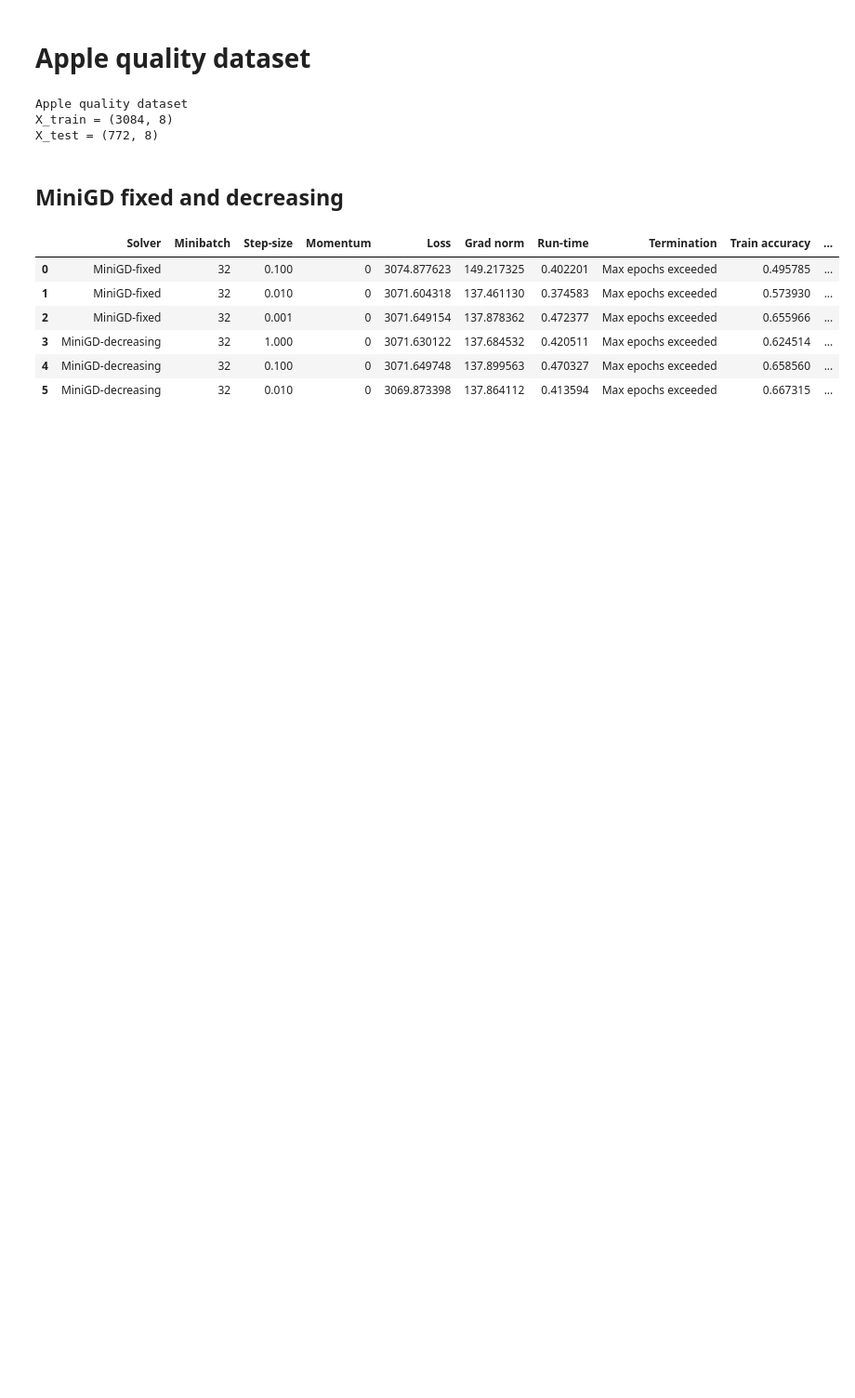
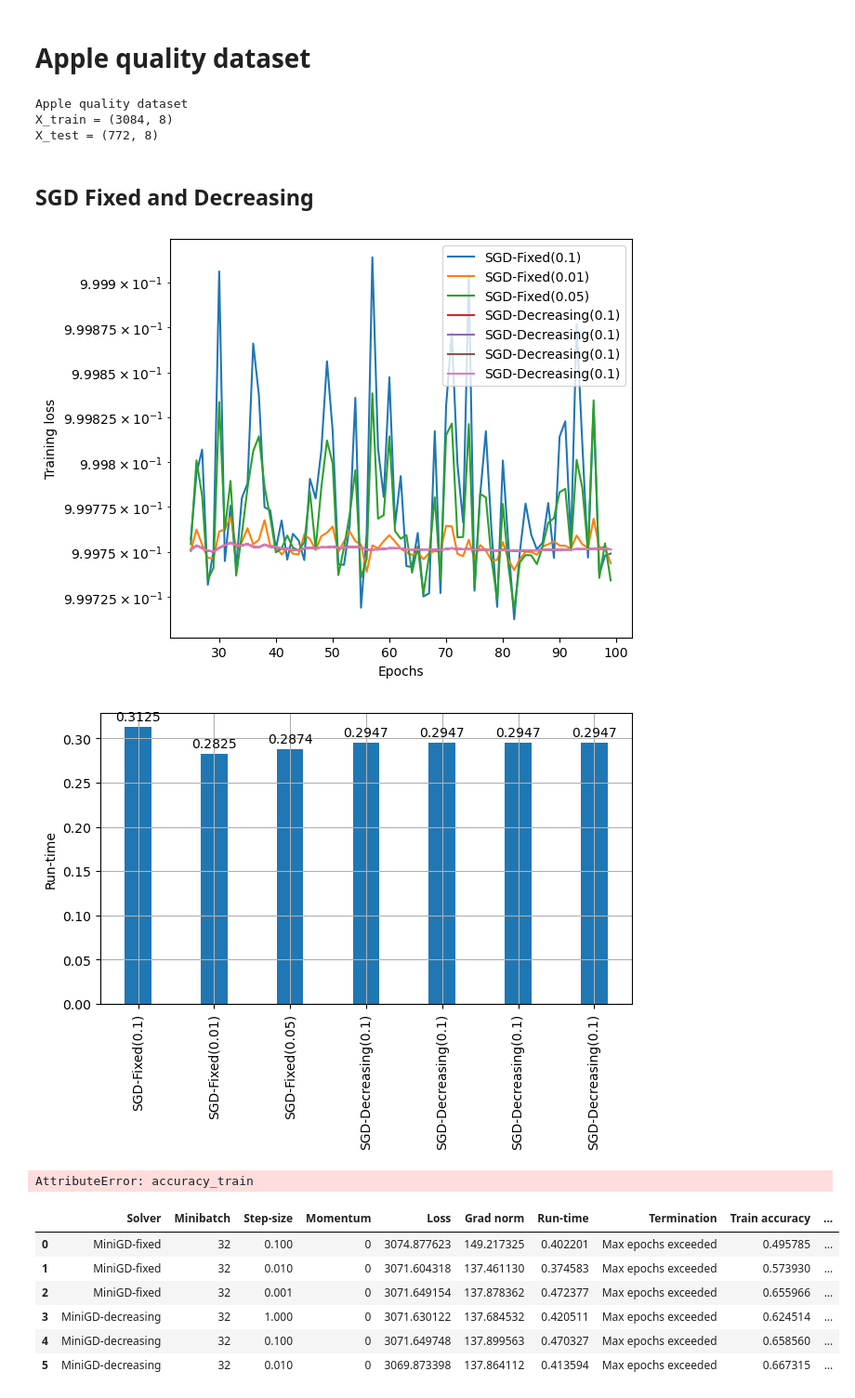
Before and after one commit to david-inf/SGD-and-LS, a Jupyter notebook: py/main.ipynb, the cells around one changed output. Shown at 93% size. Cells and saved outputs as stored; diff of their text form; code cells hidden in the pictures; blank space fills up the shorter version.

Commit message:
Refactored code and trying to automate diagnostic plots

```diff
--- a/py/main.ipynb
+++ b/py/main.ipynb
@@ -25,9 +25,8 @@ Apple quality dataset
 X_train = (3084, 8)
 X_test = (772, 8)
 # %%
-# intercept initial guess already added
-w0 = np.array([-4, 3, -1, 1, 0, 2, 2.5, -1])
+w0 = (2 + 2) * np.random.default_rng(42).random(8) - 2
 # %% [markdown]
-## MiniGD fixed and decreasing
+## SGD Fixed and Decreasing
 # %%
 models1 = []
@@ -35 +33,18 @@ M1 = 32
+# %%
+sgd_fixed_1 = LogisticRegression(solver="SGD-Fixed", C=1, minibatch=16).fit(w0, X_train_apple, y_train_apple, X_test_apple, y_test_apple, step_size=0.1)
+sgd_fixed_2 = LogisticRegression(solver="SGD-Fixed", C=1, minibatch=16).fit(w0, X_train_apple, y_train_apple, X_test_apple, y_test_apple, step_size=0.01)
+sgd_fixed_3 = LogisticRegression(solver="SGD-Fixed", C=1, minibatch=16).fit(w0, X_train_apple, y_train_apple, X_test_apple, y_test_apple, step_size=0.05)
+# %%
+sgd_decre_1 = LogisticRegression(solver="SGD-Decreasing", C=1, minibatch=16).fit(w0, X_train_apple, y_train_apple, X_test_apple, y_test_apple, step_size=0.1)
+sgd_decre_2 = LogisticRegression(solver="SGD-Decreasing", C=1, minibatch=16).fit(w0, X_train_apple, y_train_apple, X_test_apple, y_test_apple, step_size=0.01)
+sgd_decre_3 = LogisticRegression(solver="SGD-Decreasing", C=1, minibatch=16).fit(w0, X_train_apple, y_train_apple, X_test_apple, y_test_apple, step_size=0.001)
+# %%
+models1 += [sgd_fixed_1.opt_result, sgd_fixed_2.opt_result, sgd_fixed_3.opt_result, sgd_decre_1.opt_result, sgd_decre_1.opt_result, sgd_decre_1.opt_result, sgd_decre_1.opt_result]
+# %%
+diagnostic(models1,
+    [f"{model.solver}({model.step_size})" for model in models1], start_loss=25)
+# %% [output]
+[figure, added]
+[figure, added]
+AttributeError: accuracy_train
 # %%
```
Also changed, not shown: parts of 3 cells of this notebook, 6 other files.
